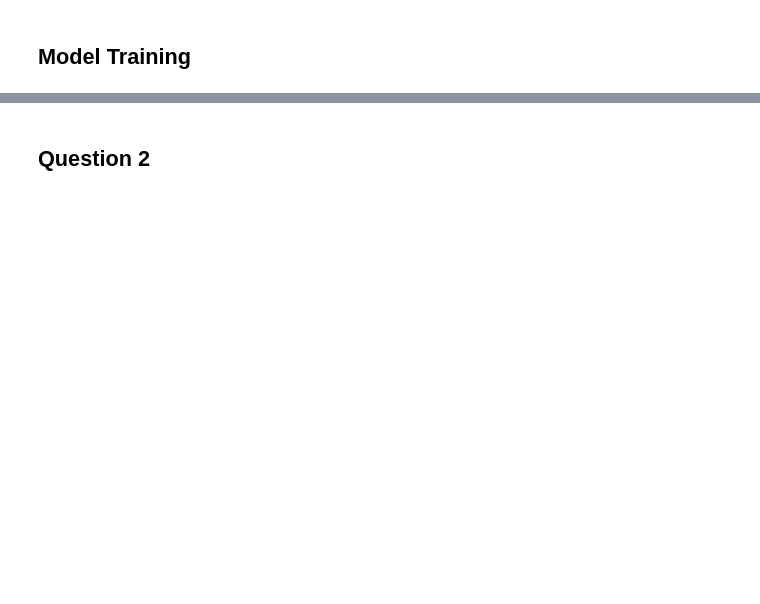
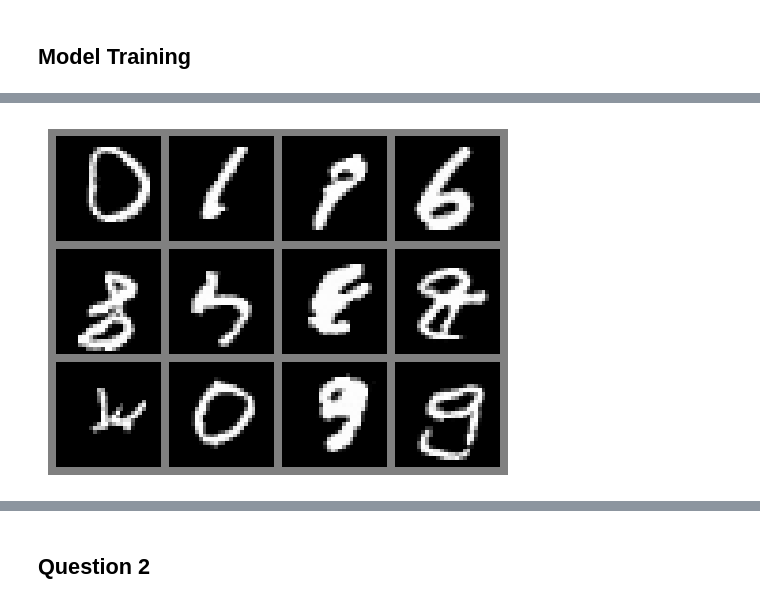
Before and after one commit to ordinary813/ordinaryLib, a Jupyter notebook: dgm/DGM26_hw4.ipynb, the cells around one changed output, grey strips where cells are left out. Drawn from its saved outputs; the diff is of its cells as text; code cells hidden in the pictures; blank space fills up the shorter version.

```diff
--- a/dgm/DGM26_hw4.ipynb
+++ b/dgm/DGM26_hw4.ipynb
@@ -438,0 +457,5 @@ plt.show()
+# %%
+sampled_images = model.sample(img_shape=(12, 1, 28, 28))
+show_imgs(sampled_images)
+# %% [output]
+[figure, added]
```
Also changed, not shown: parts of 30 cells of this notebook, 5 other files.
